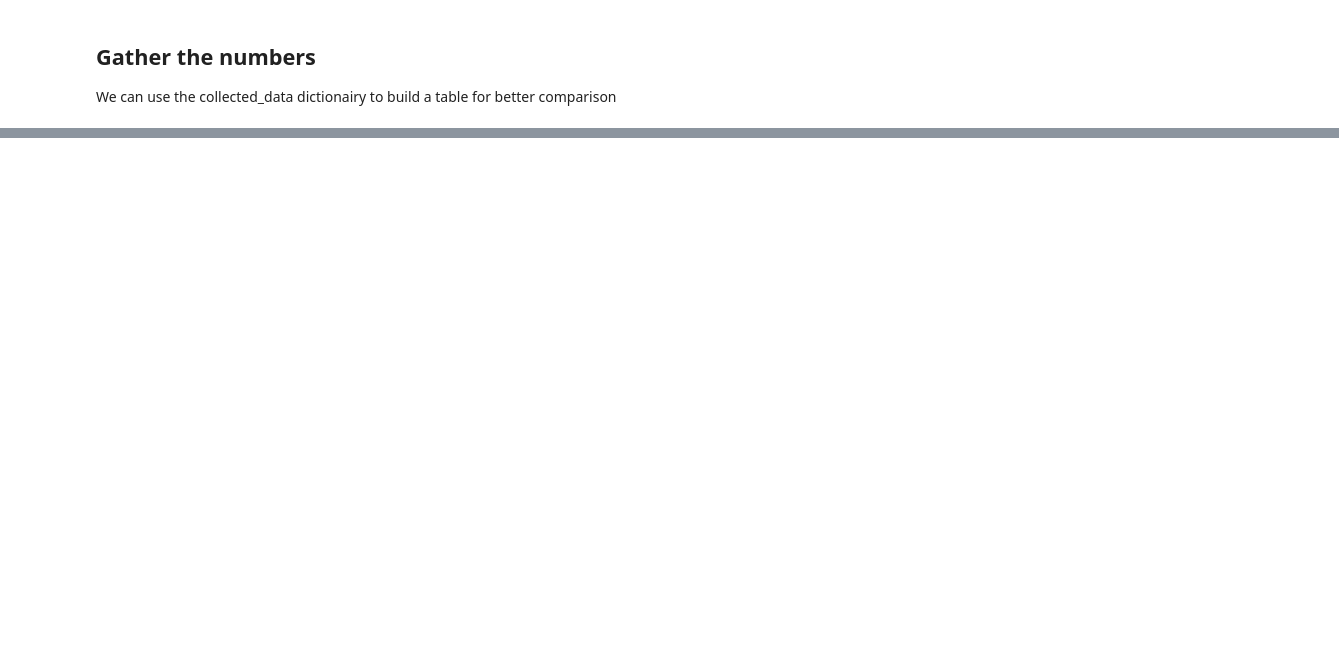
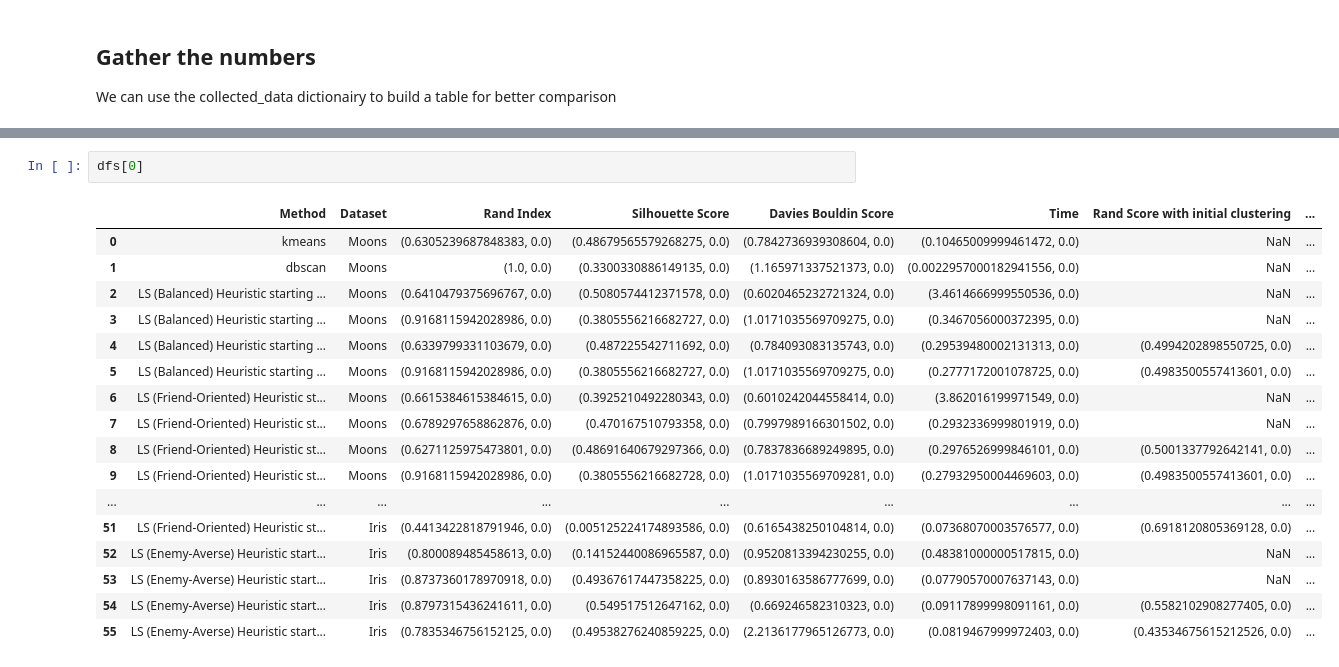
Before and after one commit to tr1gergo/local-popular, a Jupyter notebook: BenchmarkStableClustering.ipynb, the cells around one changed output, grey strips where cells are left out. Saved outputs shown, nothing was run; the diff lists cells and outputs as text; blank space fills up the shorter version.

```diff
--- a/BenchmarkStableClustering.ipynb
+++ b/BenchmarkStableClustering.ipynb
@@ -661,4 +287,24 @@ Figure saved as /Users/User/Downloads/local-popular-main-final/noylim/Stable/clu
 ... (4 outputs left out)
+# %%
+dfs[0]
+# %% [output]
+|  | Method | Dataset | Rand Index | Silhouette Score | Davies Bouldin Score | Time | Rand Score with initial clustering | ... |
+| 0 | kmeans | Moons | (0.6305239687848383, 0.0) | (0.48679565579268275, 0.0) | (0.7842736939308604, 0.0) | (0.10465009999461472, 0.0) | NaN | ... |
+| 1 | dbscan | Moons | (1.0, 0.0) | (0.3300330886149135, 0.0) | (1.165971337521373, 0.0) | (0.0022957000182941556, 0.0) | NaN | ... |
+| 2 | LS (Balanced) Heuristic starting ... | Moons | (0.6410479375696767, 0.0) | (0.5080574412371578, 0.0) | (0.6020465232721324, 0.0) | (3.4614666999550536, 0.0) | NaN | ... |
+| 3 | LS (Balanced) Heuristic starting ... | Moons | (0.9168115942028986, 0.0) | (0.3805556216682727, 0.0) | (1.0171035569709275, 0.0) | (0.3467056000372395, 0.0) | NaN | ... |
+| 4 | LS (Balanced) Heuristic starting ... | Moons | (0.6339799331103679, 0.0) | (0.487225542711692, 0.0) | (0.784093083135743, 0.0) | (0.29539480002131313, 0.0) | (0.4994202898550725, 0.0) | ... |
+| 5 | LS (Balanced) Heuristic starting ... | Moons | (0.9168115942028986, 0.0) | (0.3805556216682727, 0.0) | (1.0171035569709275, 0.0) | (0.2777172001078725, 0.0) | (0.4983500557413601, 0.0) | ... |
+| 6 | LS (Friend-Oriented) Heuristic st... | Moons | (0.6615384615384615, 0.0) | (0.3925210492280343, 0.0) | (0.6010242044558414, 0.0) | (3.862016199971549, 0.0) | NaN | ... |
+| 7 | LS (Friend-Oriented) Heuristic st... | Moons | (0.6789297658862876, 0.0) | (0.470167510793358, 0.0) | (0.7997989166301502, 0.0) | (0.2932336999801919, 0.0) | NaN | ... |
+| 8 | LS (Friend-Oriented) Heuristic st... | Moons | (0.6271125975473801, 0.0) | (0.48691640679297366, 0.0) | (0.7837836689249895, 0.0) | (0.2976526999846101, 0.0) | (0.5001337792642141, 0.0) | ... |
+| 9 | LS (Friend-Oriented) Heuristic st... | Moons | (0.9168115942028986, 0.0) | (0.3805556216682728, 0.0) | (1.0171035569709281, 0.0) | (0.27932950004469603, 0.0) | (0.4983500557413601, 0.0) | ... |
+| ... | ... | ... | ... | ... | ... | ... | ... | ... |
+| 51 | LS (Friend-Oriented) Heuristic st... | Iris | (0.4413422818791946, 0.0) | (0.005125224174893586, 0.0) | (0.6165438250104814, 0.0) | (0.07368070003576577, 0.0) | (0.6918120805369128, 0.0) | ... |
+| 52 | LS (Enemy-Averse) Heuristic start... | Iris | (0.800089485458613, 0.0) | (0.14152440086965587, 0.0) | (0.9520813394230255, 0.0) | (0.48381000000517815, 0.0) | NaN | ... |
+| 53 | LS (Enemy-Averse) Heuristic start... | Iris | (0.8737360178970918, 0.0) | (0.49367617447358225, 0.0) | (0.8930163586777699, 0.0) | (0.07790570007637143, 0.0) | NaN | ... |
+| 54 | LS (Enemy-Averse) Heuristic start... | Iris | (0.8797315436241611, 0.0) | (0.549517512647162, 0.0) | (0.669246582310323, 0.0) | (0.09117899998091161, 0.0) | (0.5582102908277405, 0.0) | ... |
+| 55 | LS (Enemy-Averse) Heuristic start... | Iris | (0.7835346756152125, 0.0) | (0.49538276240859225, 0.0) | (2.2136177965126773, 0.0) | (0.0819467999972403, 0.0) | (0.43534675615212526, 0.0) | ... |
 # %%
 import ast
 import numpy as np
```
Also changed, not shown: parts of 9 cells of this notebook, 33 other files.
